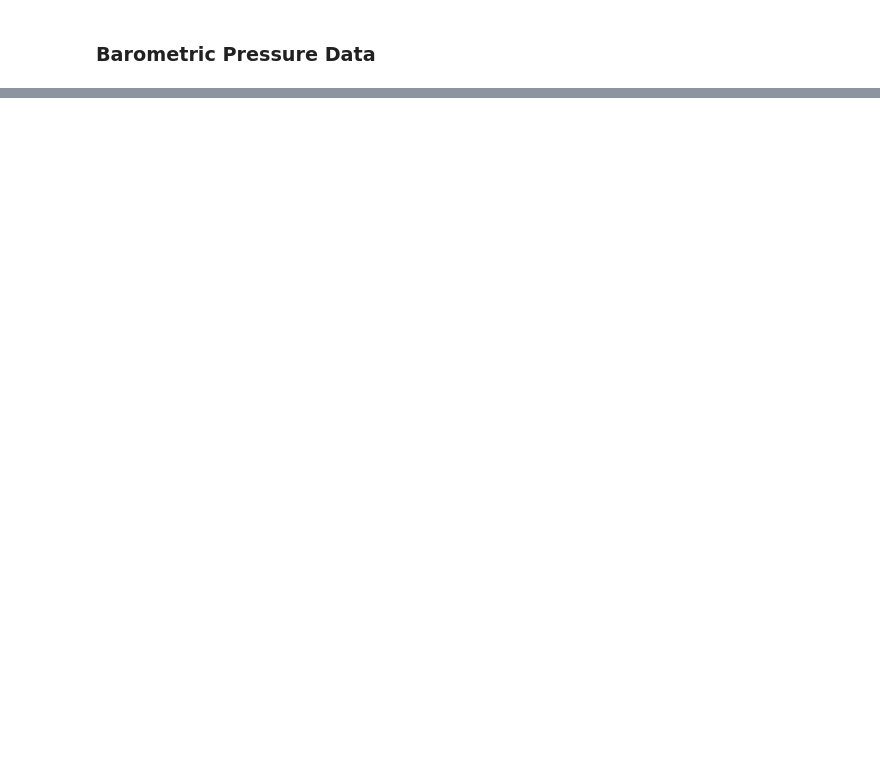
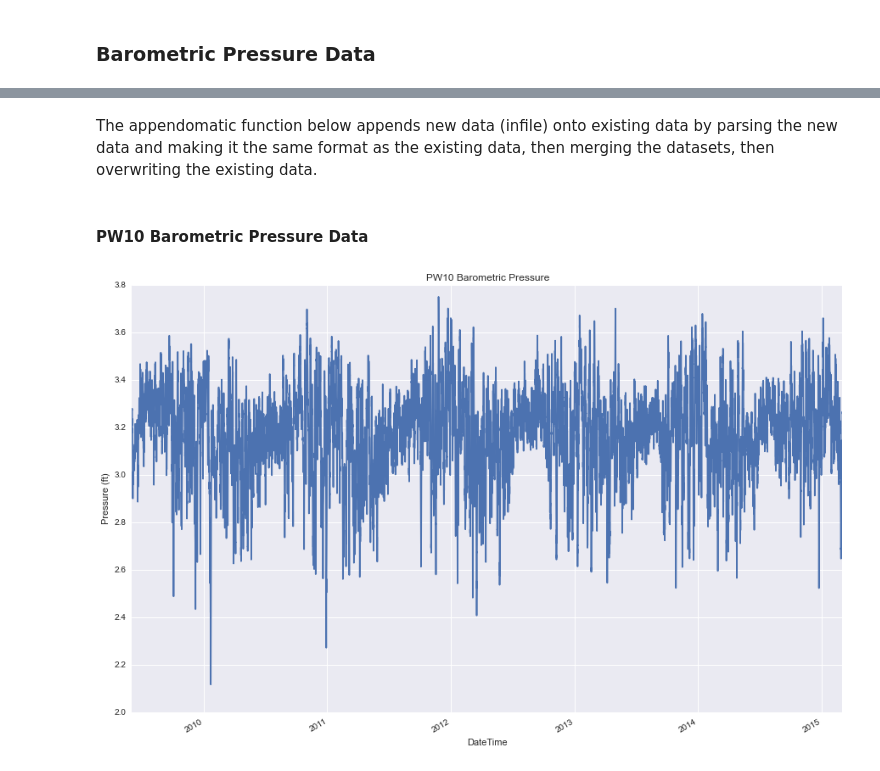
Before and after one commit to inkenbrandt/IPython, a Jupyter notebook: Snake_Valley_Data_Import.ipynb, the cells around one changed output, grey strips where cells are left out. Drawn from its saved outputs; the diff is of its cells as text; code cells hidden in the pictures; blank space fills up the shorter version.

```diff
--- a/Snake_Valley_Data_Import.ipynb
+++ b/Snake_Valley_Data_Import.ipynb
@@ -59,23 +39,0 @@ The file below
-# %%
-levfile = "E:\\Snake Valley Water\\Transducer Data\\Raw_data_archive\\all\\LEV\\pw10baro*.lev"
-f={}
-filelist = glob.glob(levfile)
-filename = []
-
-def getfilename(path):
-    return path.split('\\').pop().split('/').pop().rsplit('.', 1)[0]
-
-for levfile in filelist:
-    with open(levfile) as inputfile:
-        indices = inputfile.readlines().index('[Data]\n')
-
-    f[getfilename(levfile)] = pd.read_table(levfile, parse_dates=True, sep="     ", index_col=0,
-                                   skiprows=indices+2, names=["DateTime","Level","Temperature"], skipfooter=1,engine="python")
-    f[getfilename(levfile)]['name'] = getfilename(levfile)
-    filename.append(getfilename(levfile))
-
-g = pd.concat(f)
-g = g.reset_index()
-g = g.set_index('DateTime')
-pw10baro = g.drop('level_0',axis=1)
-pw10baro.to_csv("E:\\Snake Valley Water\\Transducer Data\\Raw_data_archive\\all\\pw10baro.csv")
@@ -81,0 +124,2 @@ pw10baro.to_csv("E:\\Snake Valley Water\\Transducer Data\\Raw_data_archive\\all\
+# %% [markdown]
+The appendomatic function below appends new data (infile) onto existing data by parsing the new data and making it the same format as the existing data, then merging the datasets, then overwriting the existing data.
@@ -81,0 +213,12 @@ pw10baro.to_csv("E:\\Snake Valley Water\\Transducer Data\\Raw_data_archive\\all\
+# %% [markdown]
+#### PW10 Barometric Pressure Data
+# %%
+pw10baro_files = "E:\\Snake Valley Water\\Transducer Data\\Raw_data_archive\\all\\XLE\\pw10 baro*"
+pw10baro = compilation(pw10baro_files)
+pw10baro['Level'].plot()
+plt.title('PW10 Barometric Pressure')
+plt.ylabel('Pressure (ft)')
+
+pw10baro.to_csv("E:\\Snake Valley Water\\Transducer Data\\Raw_data_archive\\all\\pw10baro.csv")
+# %% [output]
+[figure, added]
```
Also changed, not shown: parts of 47 cells of this notebook.
